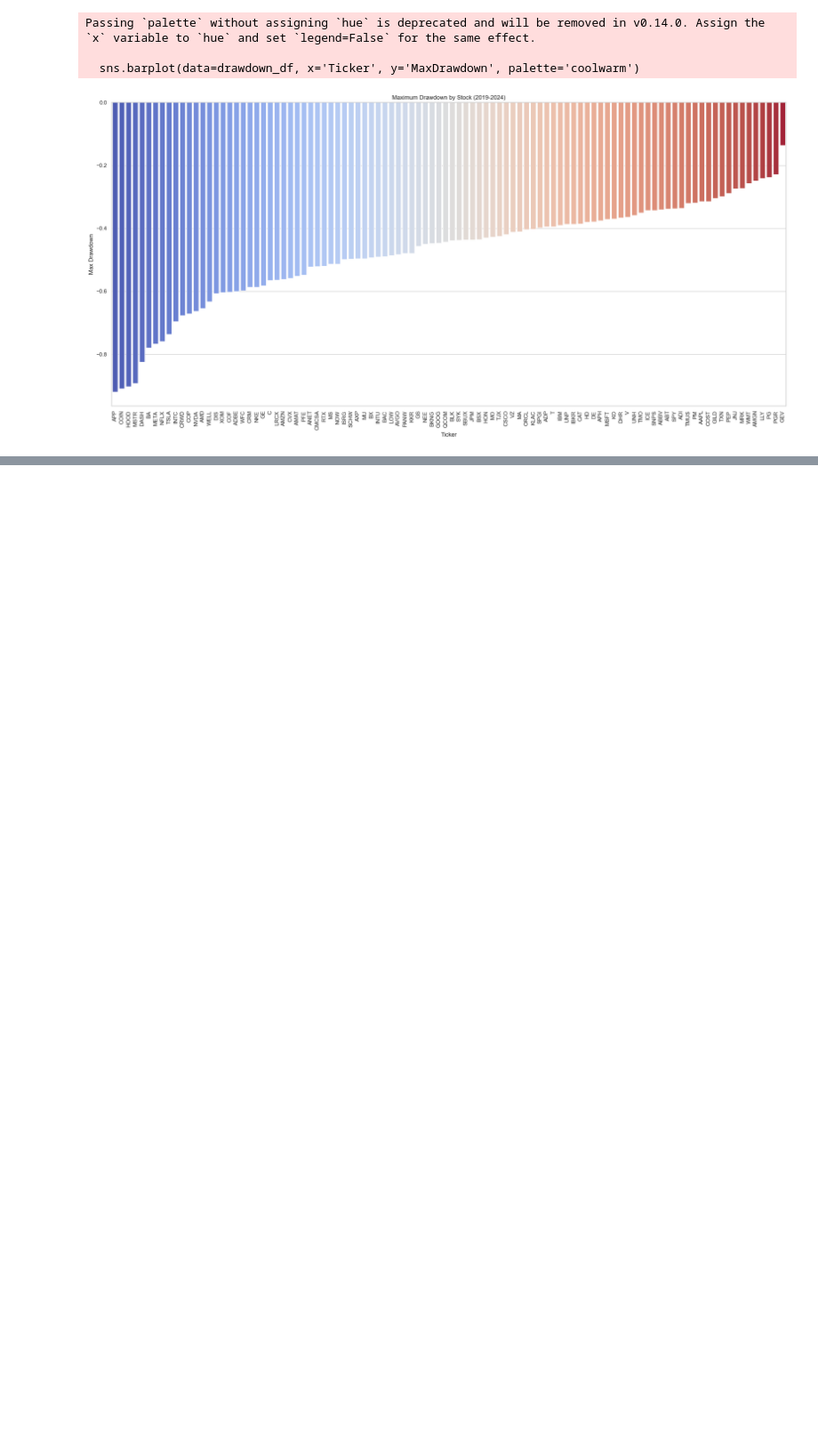
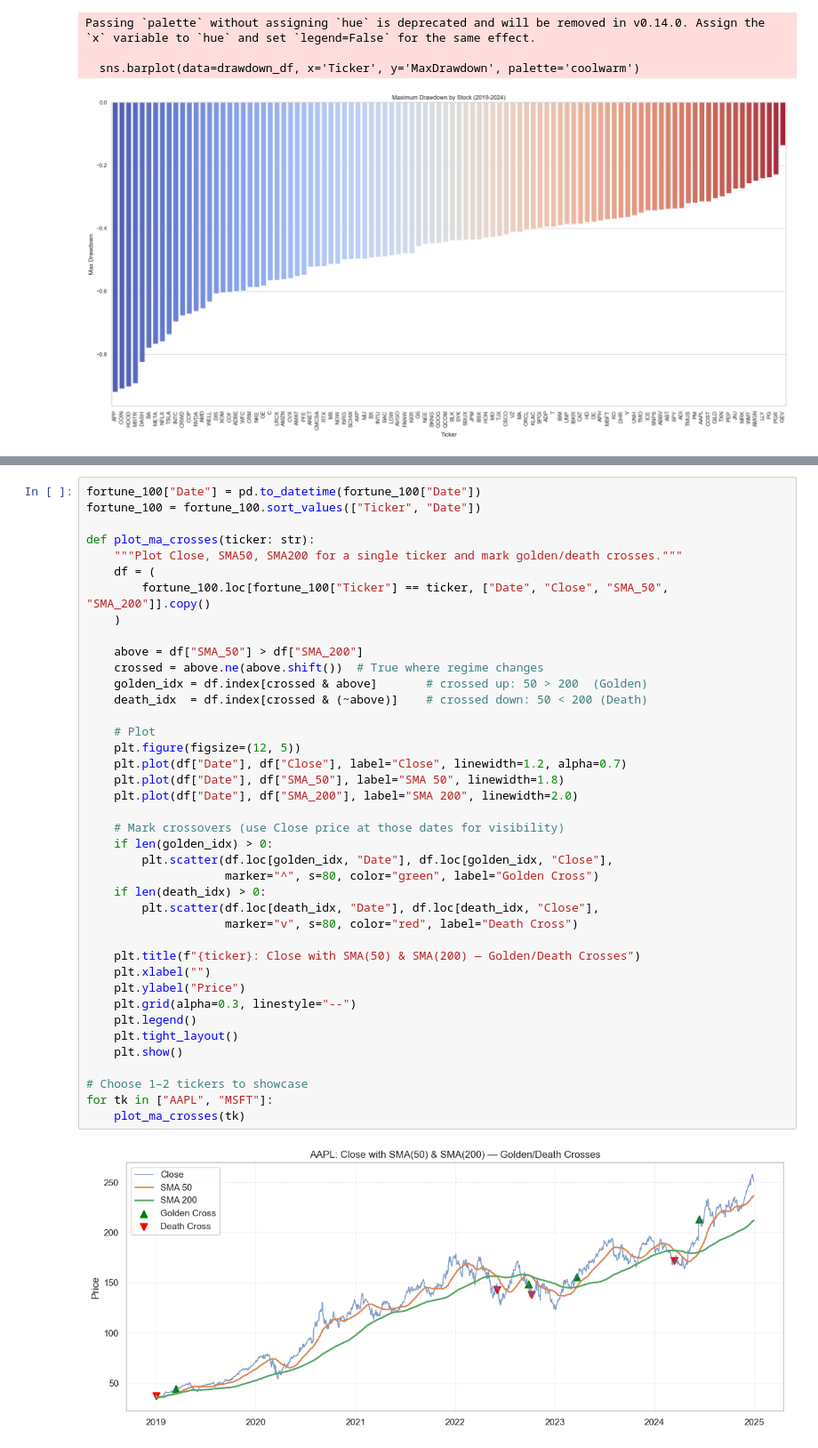
Before and after one commit to shasnath0830/Stock-Prediction-Capstone, a Jupyter notebook: Notebooks/Explatoratory_Data_Analysis.ipynb, the cells around one changed output, grey strips where cells are left out. Shown at 89% size. Cells and saved outputs as stored; diff of their text form; blank space fills up the shorter version.

```diff
--- a/Notebooks/Explatoratory_Data_Analysis.ipynb
+++ b/Notebooks/Explatoratory_Data_Analysis.ipynb
@@ -228,0 +239,42 @@ Passing `palette` without assigning `hue` is deprecated and will be removed in v
+# %%
+fortune_100["Date"] = pd.to_datetime(fortune_100["Date"])
+fortune_100 = fortune_100.sort_values(["Ticker", "Date"])
+
+def plot_ma_crosses(ticker: str):
+    """Plot Close, SMA50, SMA200 for a single ticker and mark golden/death crosses."""
+    df = (
+        fortune_100.loc[fortune_100["Ticker"] == ticker, ["Date", "Close", "SMA_50", "SMA_200"]].copy()
+    )
+
+    above = df["SMA_50"] > df["SMA_200"]
+    crossed = above.ne(above.shift())  # True where regime changes
+    golden_idx = df.index[crossed & above]       # crossed up: 50 > 200  (Golden)
+    death_idx  = df.index[crossed & (~above)]    # crossed down: 50 < 200 (Death)
+
+    # Plot
+    plt.figure(figsize=(12, 5))
+    plt.plot(df["Date"], df["Close"], label="Close", linewidth=1.2, alpha=0.7)
+    plt.plot(df["Date"], df["SMA_50"], label="SMA 50", linewidth=1.8)
+    plt.plot(df["Date"], df["SMA_200"], label="SMA 200", linewidth=2.0)
+
+    # Mark crossovers (use Close price at those dates for visibility)
+    if len(golden_idx) > 0:
+        plt.scatter(df.loc[golden_idx, "Date"], df.loc[golden_idx, "Close"],
+                    marker="^", s=80, color="green", label="Golden Cross")
+    if len(death_idx) > 0:
+        plt.scatter(df.loc[death_idx, "Date"], df.loc[death_idx, "Close"],
+                    marker="v", s=80, color="red", label="Death Cross")
+
+    plt.title(f"{ticker}: Close with SMA(50) & SMA(200) — Golden/Death Crosses")
+    plt.xlabel("")
+    plt.ylabel("Price")
+    plt.grid(alpha=0.3, linestyle="--")
+    plt.legend()
+    plt.tight_layout()
+    plt.show()
+
+# Choose 1–2 tickers to showcase
+for tk in ["AAPL", "MSFT"]:
+    plot_ma_crosses(tk)
+# %% [output]
+[figure, added]
```
Also changed, not shown: parts of 13 cells of this notebook.
